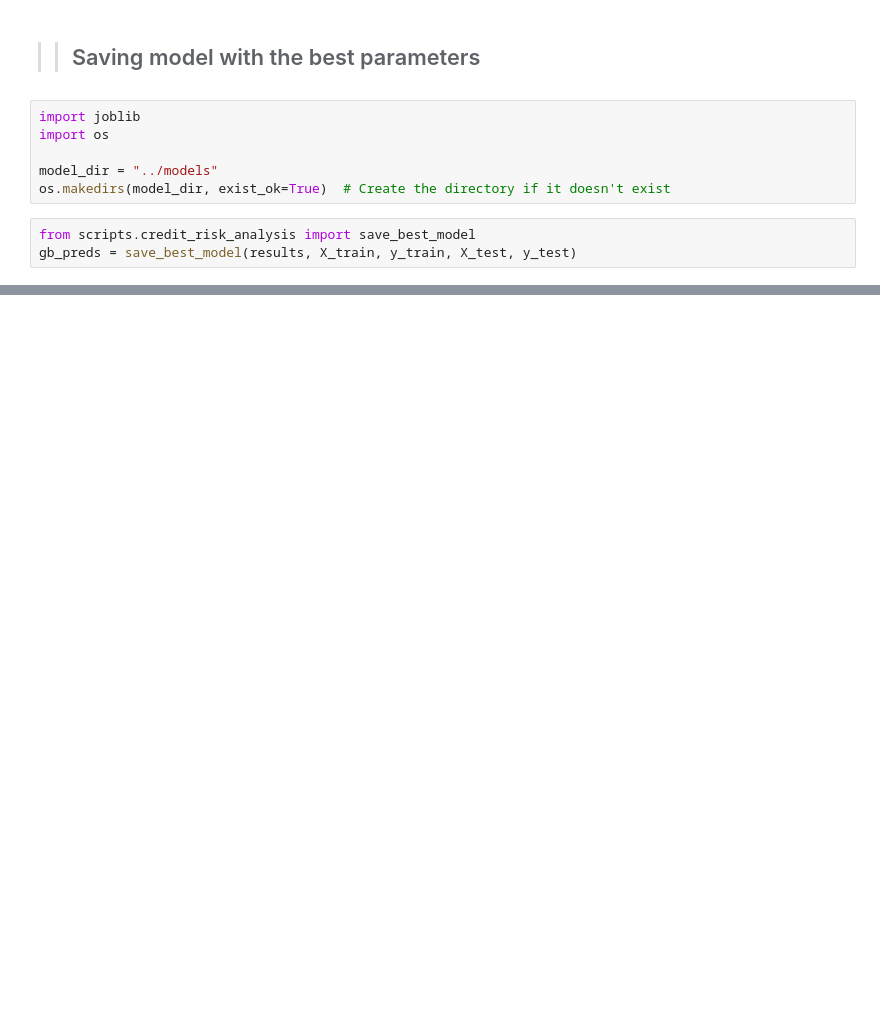
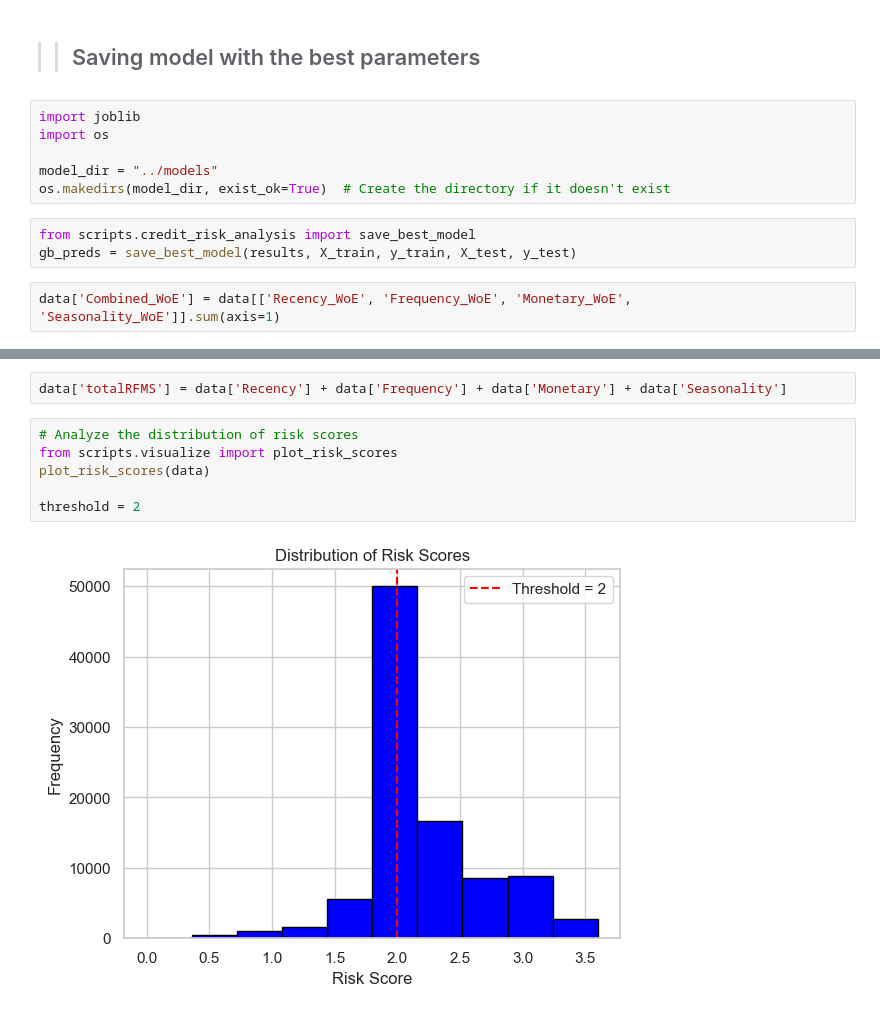
Before and after one commit to hanaDemma/Credit-Scoring_and_Risk-Analysis-week-6, a Jupyter notebook: notebooks/exploratory_analysis.ipynb, the cells around one changed output, grey strips where cells are left out. Drawn from its saved outputs; the diff is of its cells as text; blank space fills up the shorter version.

```diff
--- a/notebooks/exploratory_analysis.ipynb
+++ b/notebooks/exploratory_analysis.ipynb
@@ -735,3 +719,5 @@ os.makedirs(model_dir, exist_ok=True)  # Create the directory if it doesn't exis
 # %%
 from scripts.credit_risk_analysis import save_best_model
 gb_preds = save_best_model(results, X_train, y_train, X_test, y_test)
+# %%
+data['Combined_WoE'] = data[['Recency_WoE', 'Frequency_WoE', 'Monetary_WoE', 'Seasonality_WoE']].sum(axis=1)
@@ -737,0 +730,10 @@ gb_preds = save_best_model(results, X_train, y_train, X_test, y_test)
+# %%
+data['totalRFMS'] = data['Recency'] + data['Frequency'] + data['Monetary'] + data['Seasonality']
+# %%
+# Analyze the distribution of risk scores
+from scripts.visualize import plot_risk_scores
+plot_risk_scores(data)
+
+threshold = 2
+# %% [output]
+[figure, added]
```
Also changed, not shown: parts of 10 cells of this notebook, 5 other files.
